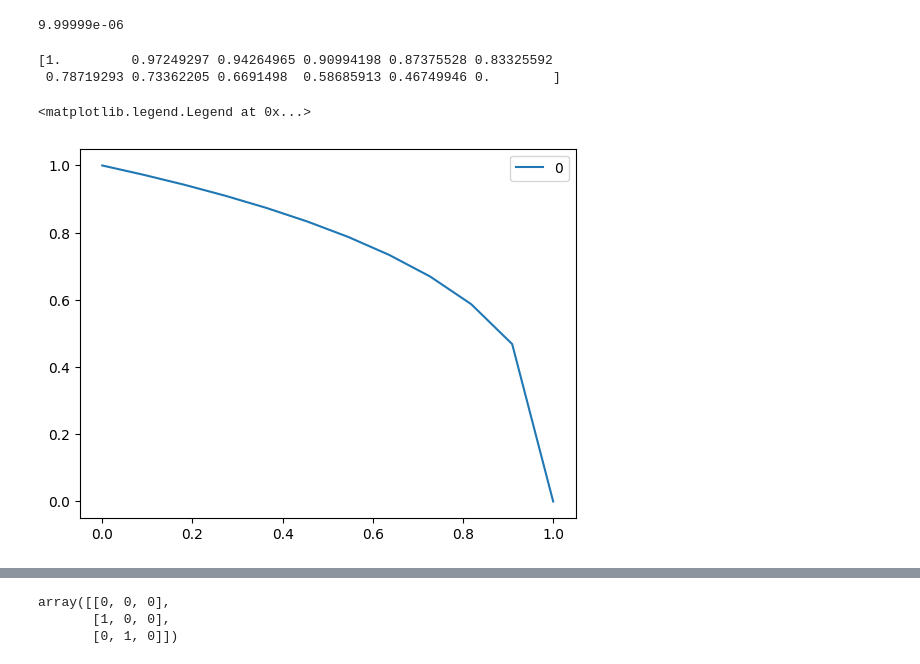
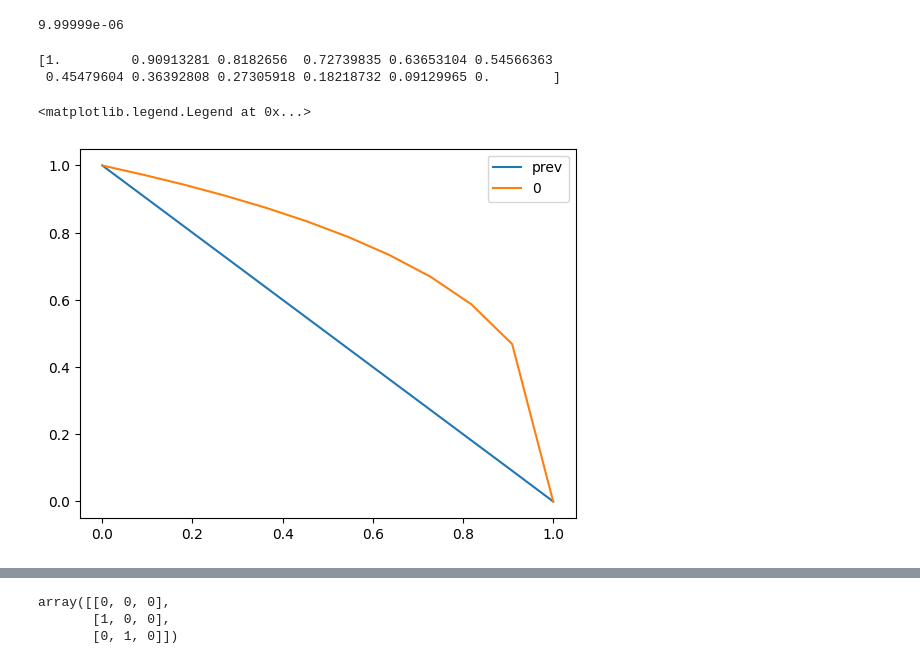
Before and after one commit to dashadem/CO2lovers, a Jupyter notebook: nonlinear.ipynb, the cells around one changed output, grey strips where cells are left out. Cells and saved outputs as stored; diff of their text form; code cells hidden in the pictures.

```diff
--- a/nonlinear.ipynb
+++ b/nonlinear.ipynb
@@ -893,13 +892,16 @@ def analyt_sol(N):
     W0 = np.array(omega_ksi).astype(np.float64)[1:-1]
     return W0
 # %%
-t0 = 10**(-3)
-t_end = 10**(3)
+t0 = 0
+t_end = 10**(1)
 g0 = 0.86998
-nt = 10**8
-N = 50
-n_write = 10**5
-n_print = 10**4
+nt = 10**4
+N = 10
+n_write = 10**2
+n_print = 10**3
 
 W0 = analyt_sol(N)
-W, ts, gs, psis = get_solution_jit(t0, t_end, nt, N, n_write, n_print, g0, W0)
+h = 1/(N+1)
+xi = np.linspace(h,1-h,N)
+W0 = np.sqrt(1 - xi)
+W, ts, gs, psis = get_solution(t0, t_end, nt, N, n_write, n_print, g0, W0)
@@ -1310,0 +1298,13 @@ def get_solution(t0, t_end, nt, N, n_write, n_print, g0, W0, sgnB):
+# %%
+t0 = 0
+t_end = 10**(1)
+g0 = 0.1
+nt = 10**6
+N = 20
+n_write = 10**3
+n_print = 10**5
+sgnB = 0
+W0 = analyt_sol(N)
+# W_small, ts_small, gs_small, psis_small = get_solution_B(t0, t_end, nt, N, n_write, n_print, g0, W0, 0)
+W_small_1, ts_small_1, gs_small_1, psis_small_1 = get_solution_B(t0, t_end, nt, N, n_write, n_print, g0, W0, 1)
+# W_small_2, ts_small_2, gs_small_2, psis_small_2 = get_solution_B(t0, t_end, nt, N, n_write, n_print, g0, W0, -1)
@@ -1310,0 +1381,13 @@ def get_solution(t0, t_end, nt, N, n_write, n_print, g0, W0, sgnB):
+# %%
+# t0 = ts_small[-1]
+t_end = 10**(2)
+nt = 10**4
+N = 10
+n_write = 10**2
+n_print = 10**1
+# print('first \n')
+# W_big, ts_big, gs_big, psis_big = get_solution_B(t0, t_end, nt, N, n_write, n_print, gs_small[-1], np.copy(W_small), 0)
+# print('\n second \n')
+W_big_1, ts_big_1, gs_big_1, psis_big_1 = get_solution_B(t0, t_end, nt, N, n_write, n_print, gs_small_1[-1], np.copy(W_small_1), 1)
+# print('\n third \n')
+# W_big_2, ts_big_2, gs_big_2, psis_big_2 = get_solution_B(t0, t_end, nt, N, n_write, n_print, gs_small_2[-1], np.copy(W_small_2), -1)
@@ -1317,26 +1467,26 @@ def get_solution(t0, t_end, nt, N, n_write, n_print, g0, W0, sgnB):
 # %%
 xi = np.linspace(0,1,N+2)
 # u0 = np.sqrt(1 - xi)
 
 u1 = np.ones(1)
 u1 = np.append(u1, W)
 u1 = np.append(u1, 0)
 
 u0 = np.ones(1)
 u0 = np.append(u0, W0)
 u0 = np.append(u0, 0)
 print(u1)
 
-# plt.plot(xi,u1, label = 'prev')
+plt.plot(xi,u1, label = 'prev')
 plt.plot(xi,u0, label = '0')
 plt.legend()
 # plt.figure()
 # plt.plot(dW)
 # %% [output]
-[1.         0.97249297 0.94264965 0.90994198 0.87375528 0.83325592
- 0.78719293 0.73362205 0.6691498  0.58685913 0.46749946 0.        ]
+[1.         0.90913281 0.8182656  0.72739835 0.63653104 0.54566363
+ 0.45479604 0.36392808 0.27305918 0.18218732 0.09129965 0.        ]
 <matplotlib.legend.Legend at 0x...>
-[figure, old version]
+[figure, new version]
 # %%
 W
 # %% [output]
```
Also changed, not shown: parts of 30 cells of this notebook.
